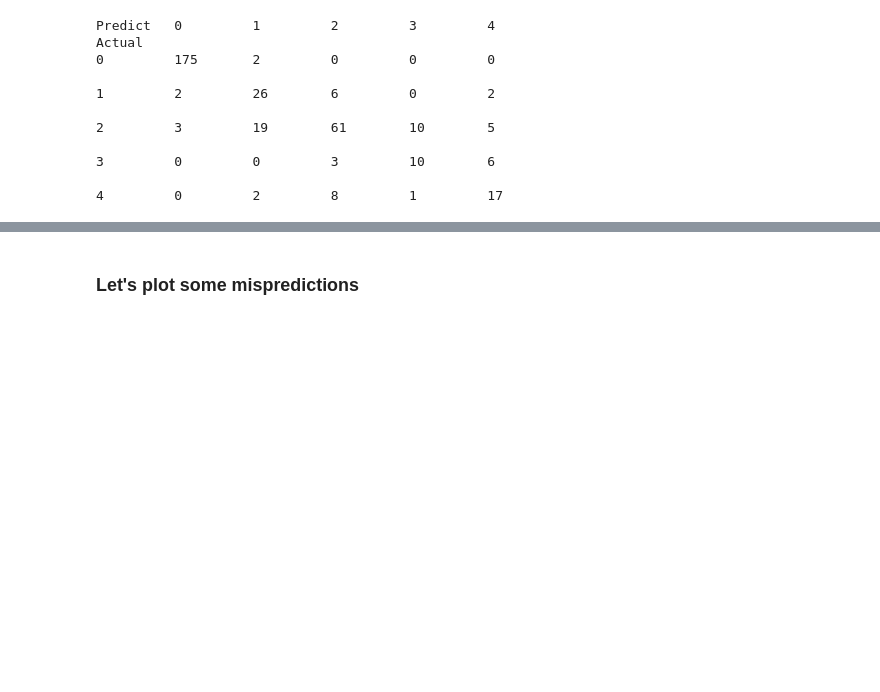
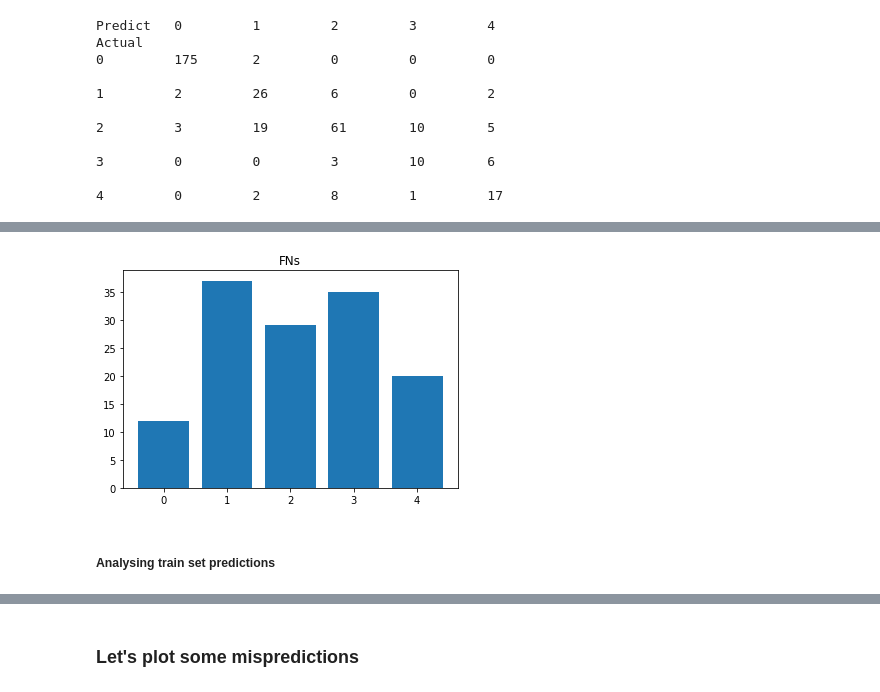
Before and after one commit to pyaf/Image-classification-pytorch, a Jupyter notebook: notebooks/model performance.ipynb, the cells around one changed output, grey strips where cells are left out. Cells and saved outputs as stored; diff of their text form; code cells hidden in the pictures; blank space fills up the shorter version.

```diff
--- a/notebooks/model performance.ipynb
+++ b/notebooks/model performance.ipynb
@@ -458,0 +299,7 @@ cm.TP, cm.FP, cm.TN, cm.FN
+# %%
+plt.bar(cm.FN.keys(), cm.FN.values())
+plt.title('FNs');
+# %% [output]
+[figure, added]
+# %% [markdown]
+##### Analysing train set predictions
```
Also changed, not shown: parts of 48 cells of this notebook, 9 other files.
